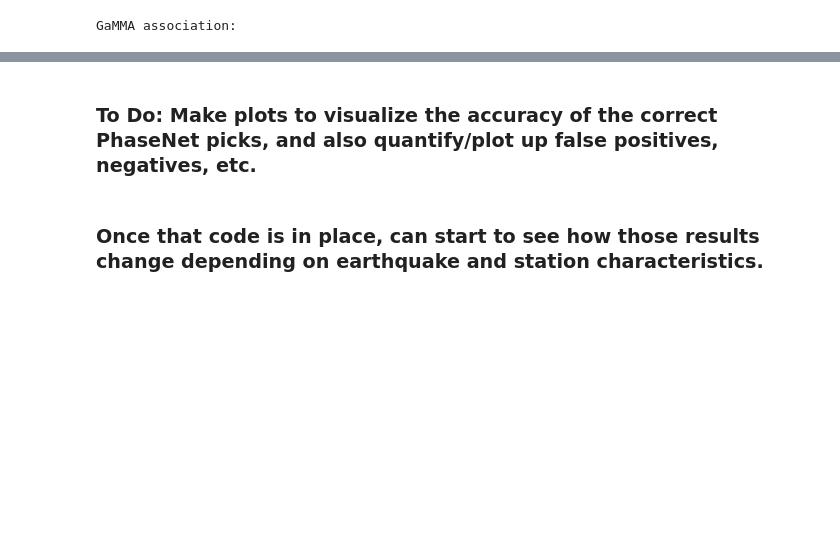
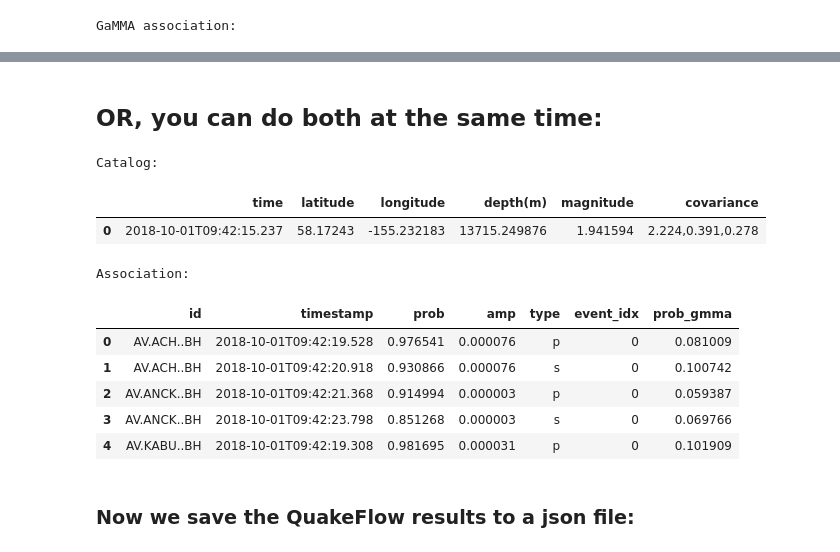
Before and after one commit to scottyhq/quakeflow-examples, a Jupyter notebook: quakeflow-alaska.ipynb, the cells around one changed output, grey strips where cells are left out. Drawn from its saved outputs; the diff is of its cells as text; code cells hidden in the pictures; blank space fills up the shorter version.

```diff
--- a/quakeflow-alaska.ipynb
+++ b/quakeflow-alaska.ipynb
@@ -42,13 +42,12 @@ Earthquake magnitude is 1.4
 
 This will be in the form networkcode.stationcode.locationcode.channelbase
 # %%
-sta_list = [];networks = [];channels = [];stations = []
-for pick in event.picks:
-    sta_code = (pick.waveform_id.network_code+'.'+pick.waveform_id.station_code+'..'+pick.waveform_id.channel_code[0:2])
-    sta_list.append(sta_code)
-    networks.append(pick.waveform_id.network_code)
-    channels.append(pick.waveform_id.channel_code[0:2]+'*')
-    stations.append(pick.waveform_id.station_code)
+networks = [p.waveform_id.network_code for p in event.picks]
+stations = [p.waveform_id.station_code for p in event.picks]
+channels = [p.waveform_id.channel_code[0:2] + "*" for p in event.picks]
+
+# Python 'f' strings are quite handy for string formatting:
+sta_list = [f"{n}.{s}..{c[0:2]}" for n, s, c in zip(networks, stations, channels)]
 
 print(sta_list)
 # %% [output]
@@ -436,4 +405,36 @@ comparison.head()
-# %% [markdown]
-### To Do: Make plots to visualize the accuracy of the correct PhaseNet picks, and also quantify/plot up false positives, negatives, etc.
-# %% [markdown]
-### Once that code is in place, can start to see how those results change depending on earthquake and station characteristics.
+# %% [markdown]
+## OR, you can do both at the same time:
+# %%
+# NOTE: optional you can run both phasenet and gamma with a single API call
+
+PHASENET_API_URL = "http://phasenet.quakeflow.com"
+
+config = {}
+config["xlim_degree"] = [-170,-140]
+config["ylim_degree"] = [50,65]
+stations_json = station_locs.to_dict(orient="records")
+config_gamma = {'xlim_degree': config["xlim_degree"],
+                'ylim_degree': config["ylim_degree"],
+                'z(km)': [0, 41]}
+
+req = {"id": meta["station_id"],
+       "timestamp": meta["t0"],
+       "vec": meta["data"].squeeze().tolist(),
+       "stations": stations_json,
+       "config": config_gamma}
+
+resp = requests.post(f'{PHASENET_API_URL}/predict_phasenet2gamma2ui', json=req)
+result = resp.json()
+# %% [output]
+Catalog:
+|  | time | latitude | longitude | depth(m) | magnitude | covariance |
+| 0 | 2018-10-01T09:42:15.237 | 58.17243 | -155.232183 | 13715.249876 | 1.941594 | 2.224,0.391,0.278 |
+Association:
+|  | id | timestamp | prob | amp | type | event_idx | prob_gmma |
+| 0 | AV.ACH..BH | 2018-10-01T09:42:19.528 | 0.976541 | 0.000076 | p | 0 | 0.081009 |
+| 1 | AV.ACH..BH | 2018-10-01T09:42:20.918 | 0.930866 | 0.000076 | s | 0 | 0.100742 |
+| 2 | AV.ANCK..BH | 2018-10-01T09:42:21.368 | 0.914994 | 0.000003 | p | 0 | 0.059387 |
+| 3 | AV.ANCK..BH | 2018-10-01T09:42:23.798 | 0.851268 | 0.000003 | s | 0 | 0.069766 |
+| 4 | AV.KABU..BH | 2018-10-01T09:42:19.308 | 0.981695 | 0.000031 | p | 0 | 0.101909 |
+# %% [markdown]
+### Now we save the QuakeFlow results to a json file:
```
Also changed, not shown: parts of 9 cells of this notebook, 2 other files.
